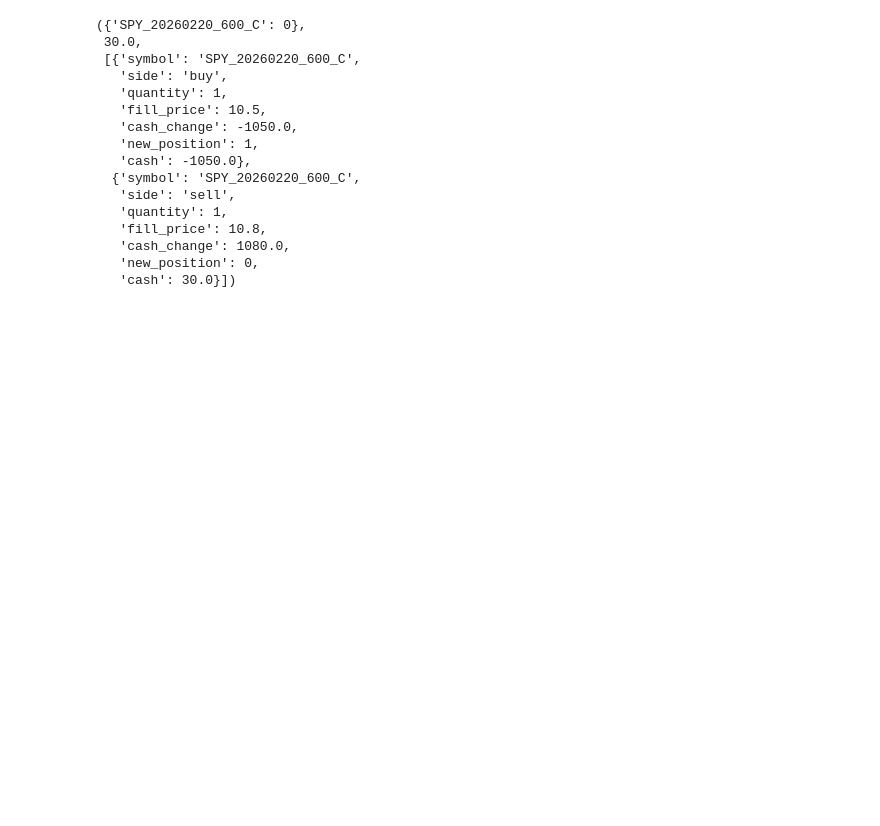
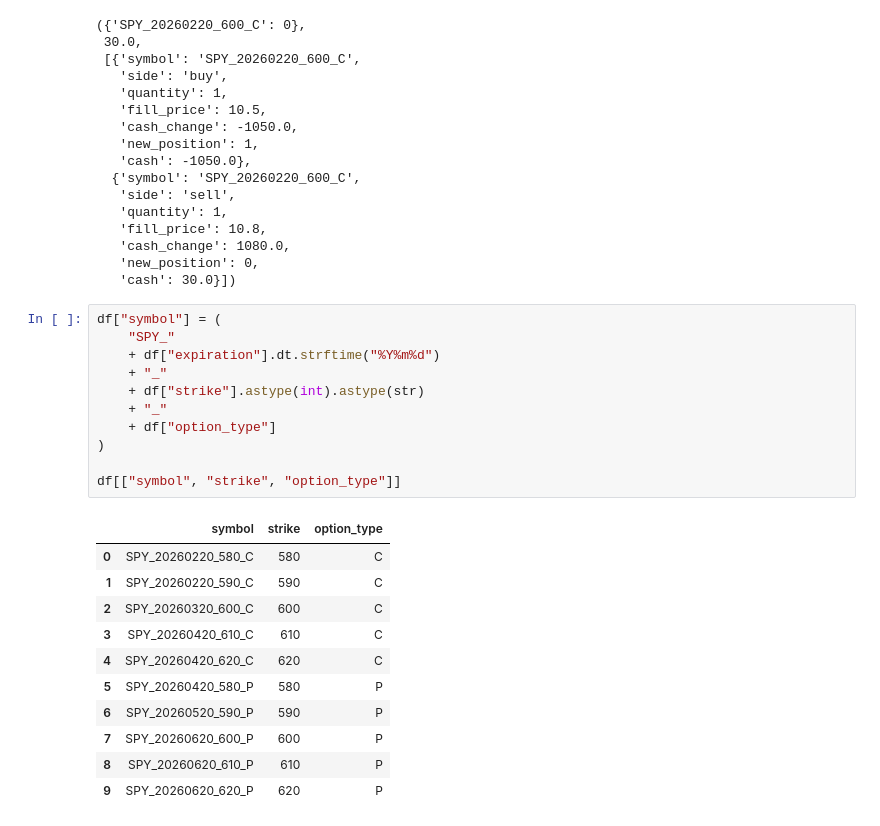
Before and after one commit to IlanEsco/options-market-making-volatility-research, a Jupyter notebook: notebooks/greeks_exposure.ipynb, the cells around one changed output. Drawn from its saved outputs; the diff is of its cells as text; blank space fills up the shorter version.

```diff
--- a/notebooks/greeks_exposure.ipynb
+++ b/notebooks/greeks_exposure.ipynb
@@ -199,3 +204,26 @@ inventory.get_positions(), inventory.get_cash(), inventory.get_trade_log()
    'cash_change': 1080.0,
    'new_position': 0,
    'cash': 30.0}])
+# %%
+df["symbol"] = (
+    "SPY_"
+    + df["expiration"].dt.strftime("%Y%m%d")
+    + "_"
+    + df["strike"].astype(int).astype(str)
+    + "_"
+    + df["option_type"]
+)
+
+df[["symbol", "strike", "option_type"]]
+# %% [output]
+|  | symbol | strike | option_type |
+| 0 | SPY_20260220_580_C | 580 | C |
+| 1 | SPY_20260220_590_C | 590 | C |
+| 2 | SPY_20260320_600_C | 600 | C |
+| 3 | SPY_20260420_610_C | 610 | C |
+| 4 | SPY_20260420_620_C | 620 | C |
+| 5 | SPY_20260420_580_P | 580 | P |
+| 6 | SPY_20260520_590_P | 590 | P |
+| 7 | SPY_20260620_600_P | 600 | P |
+| 8 | SPY_20260620_610_P | 610 | P |
+| 9 | SPY_20260620_620_P | 620 | P |
```
Also changed, not shown: parts of 11 cells of this notebook, 1 other file.
